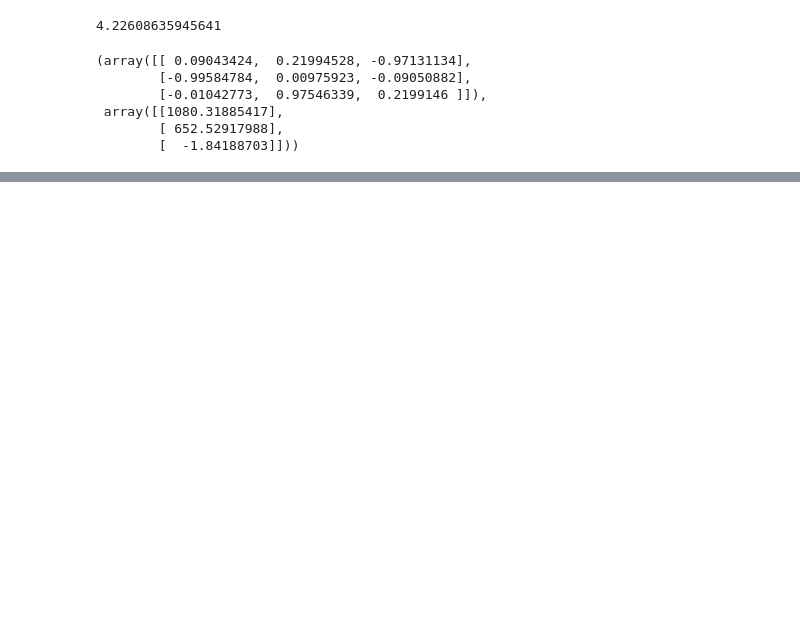
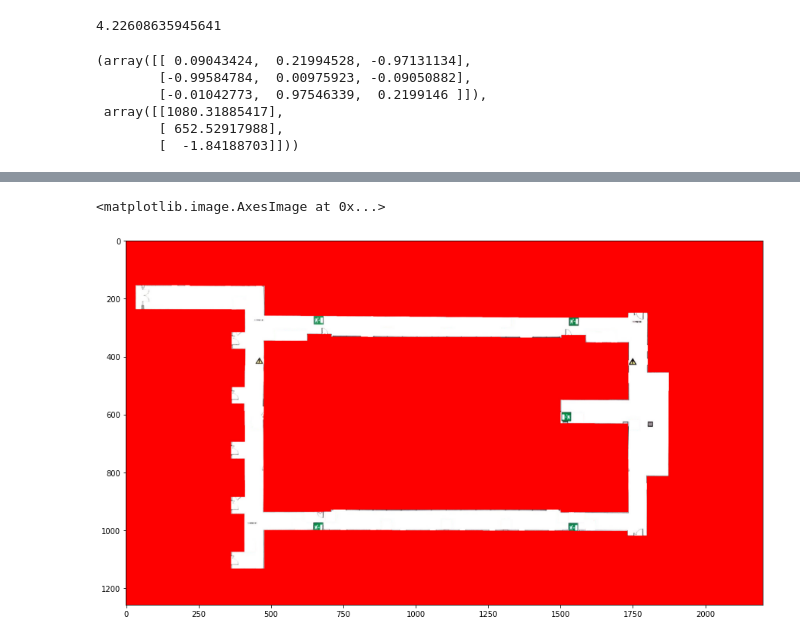
Before and after one commit to fedeizzo/camera-pose-estimation, a Jupyter notebook: notebooks/crs_alignment.ipynb, the cells around one changed output, grey strips where cells are left out. Drawn from its saved outputs; the diff is of its cells as text; code cells hidden in the pictures; blank space fills up the shorter version.

```diff
--- a/notebooks/crs_alignment.ipynb
+++ b/notebooks/crs_alignment.ipynb
@@ -212,0 +128,8 @@ for p in cadatastral_crs.T:
+# %%
+img = plt.imread('../camera-pose-estimation/model/static/cadatastral_plan_all_walkable.jpg')
+fig, ax = plt.subplots(1, figsize=(15,15))
+
+ax.imshow(img)
+# %% [output]
+<matplotlib.image.AxesImage at 0x...>
+[figure, added]
```
Also changed, not shown: parts of 10 cells of this notebook, 4 other files.
